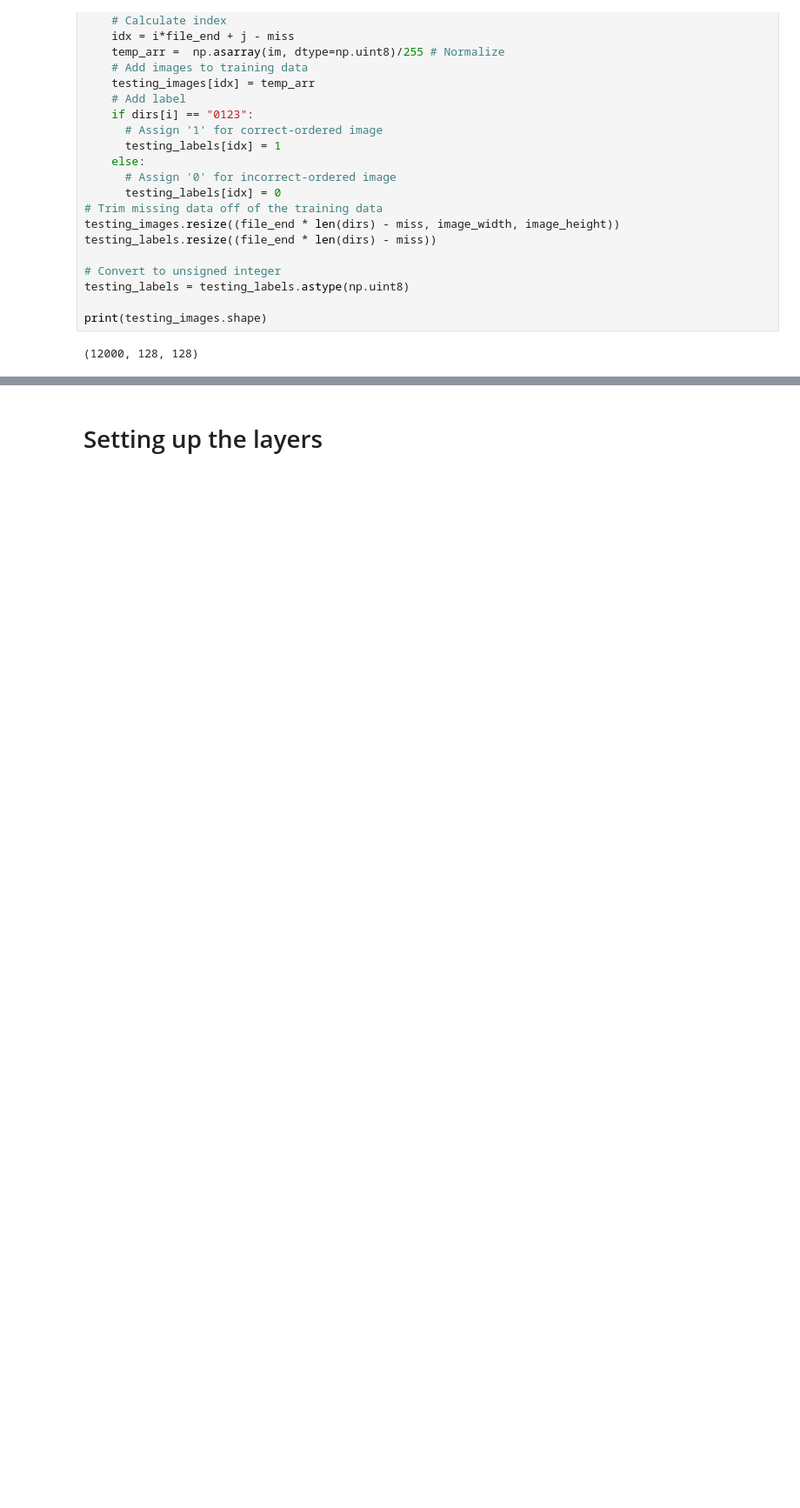
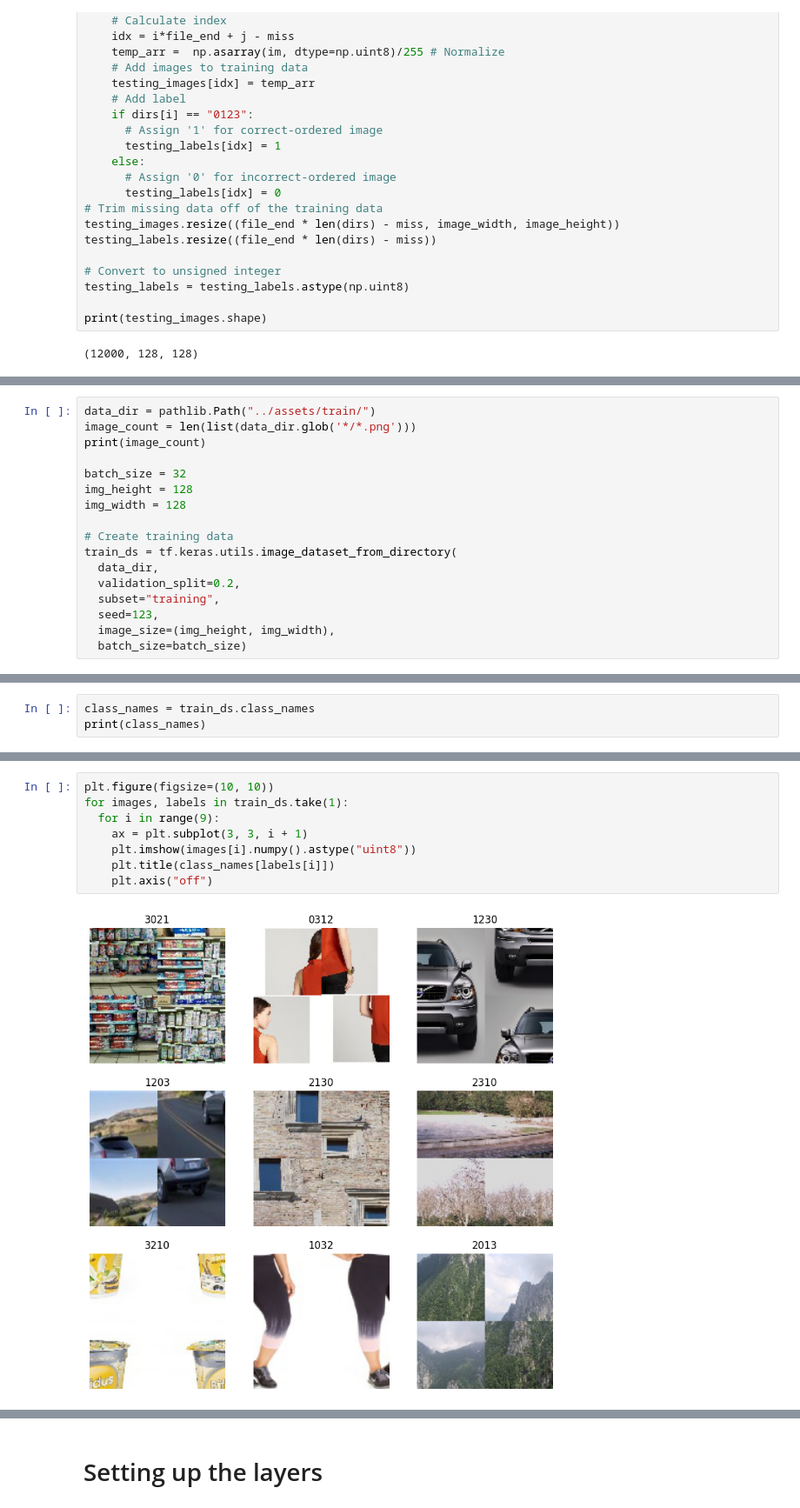
Before and after one commit to At11011/datathon_test_repository, a Jupyter notebook: src/model_development.ipynb, the cells around one changed output, grey strips where cells are left out. Shown at 87% size. Saved outputs shown, nothing was run; the diff lists cells and outputs as text; blank space fills up the shorter version.

```diff
--- a/src/model_development.ipynb
+++ b/src/model_development.ipynb
@@ -176,0 +181,17 @@ print(testing_images.shape)
+# %%
+data_dir = pathlib.Path("../assets/train/")
+image_count = len(list(data_dir.glob('*/*.png')))
+print(image_count)
+
+batch_size = 32
+img_height = 128
+img_width = 128
+
+# Create training data
+train_ds = tf.keras.utils.image_dataset_from_directory(
+  data_dir,
+  validation_split=0.2,
+  subset="training",
+  seed=123,
+  image_size=(img_height, img_width),
+  batch_size=batch_size)
@@ -176,0 +214,3 @@ print(testing_images.shape)
+# %%
+class_names = train_ds.class_names
+print(class_names)
@@ -176,0 +221,10 @@ print(testing_images.shape)
+# %%
+plt.figure(figsize=(10, 10))
+for images, labels in train_ds.take(1):
+  for i in range(9):
+    ax = plt.subplot(3, 3, i + 1)
+    plt.imshow(images[i].numpy().astype("uint8"))
+    plt.title(class_names[labels[i]])
+    plt.axis("off")
+# %% [output]
+[figure, added]
```
Also changed, not shown: parts of 21 cells of this notebook, 2 other files.
